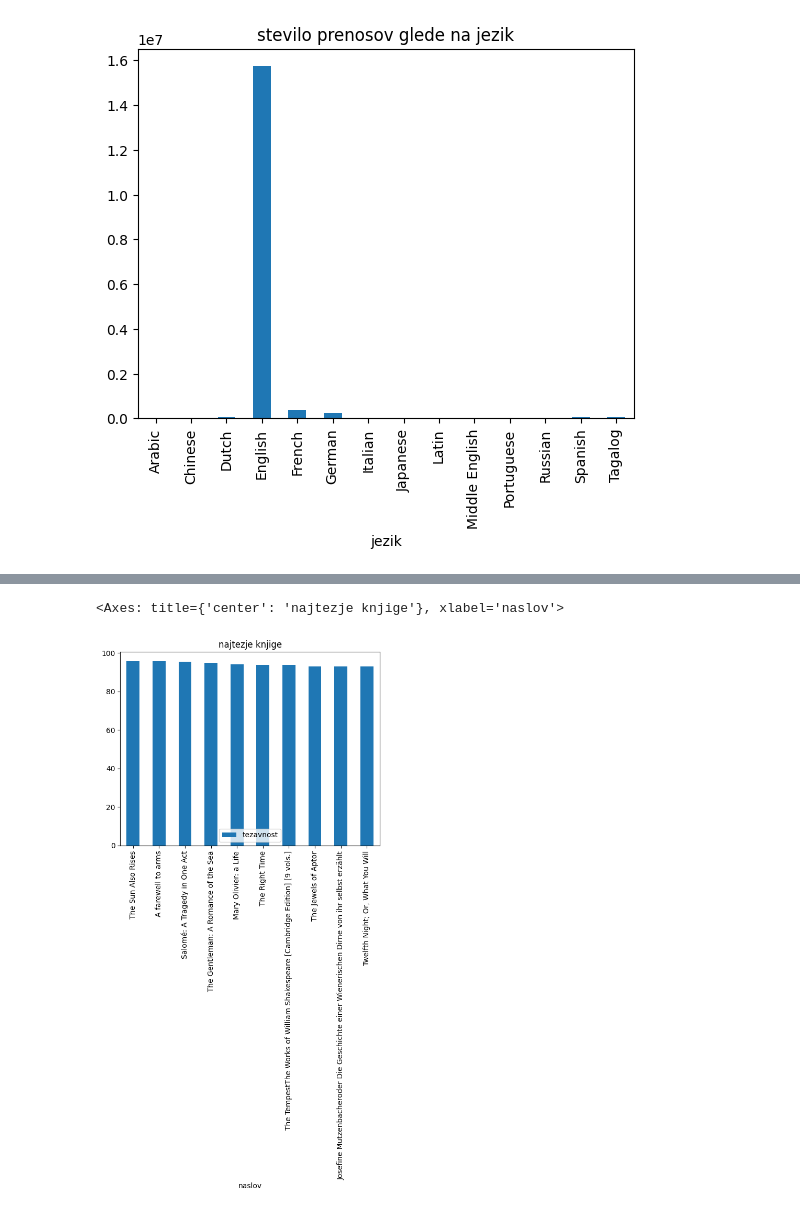
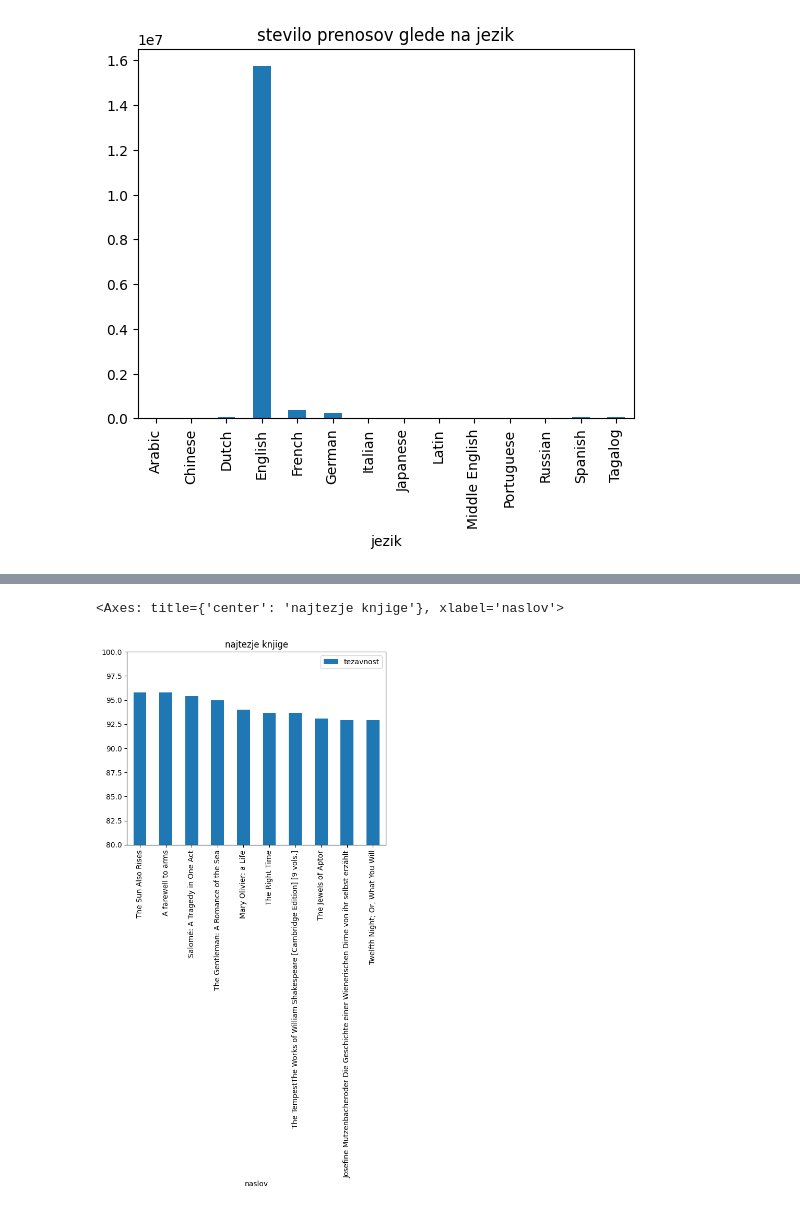
Before and after one commit to K-Larisa/seminarska-UVP, a Jupyter notebook: analiza_podatkov.ipynb, the cells around one changed output, grey strips where cells are left out. Saved outputs shown, nothing was run; the diff lists cells and outputs as text; code cells hidden in the pictures.

```diff
--- a/analiza_podatkov.ipynb
+++ b/analiza_podatkov.ipynb
@@ -303,7 +341,7 @@ najtezje
 | 31284 | Josefine Mutzenbacheroder Die Ges... | German | 2010 | 19585 | 92.9 | 19 |
 | 1526 | Twelfth Night; Or, What You Will | English | 1998 | 13861 | 92.9 | 13 |
 # %%
-najtezje.plot.bar(x="naslov", y="tezavnost", title="najtezje knjige")
+najtezje.plot.bar(x="naslov", y="tezavnost", title="najtezje knjige", ylim=(80,100))
 # %% [output]
 <Axes: title={'center': 'najtezje knjige'}, xlabel='naslov'>
-[figure, old version]
+[figure, new version]
```
Also changed, not shown: parts of 20 cells of this notebook.
